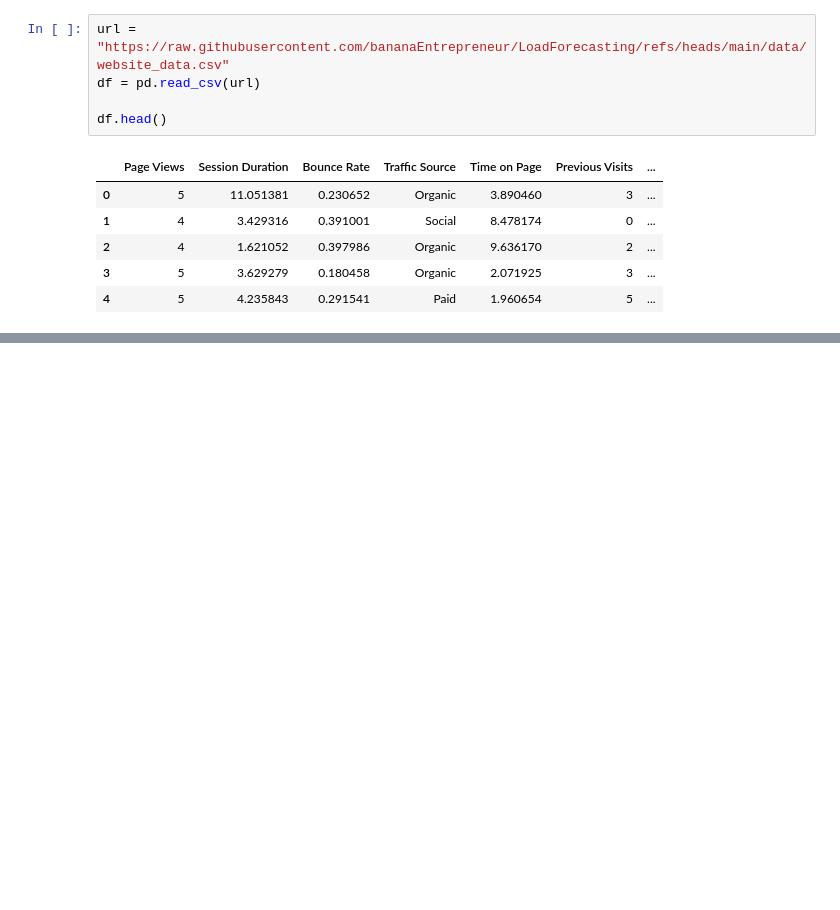
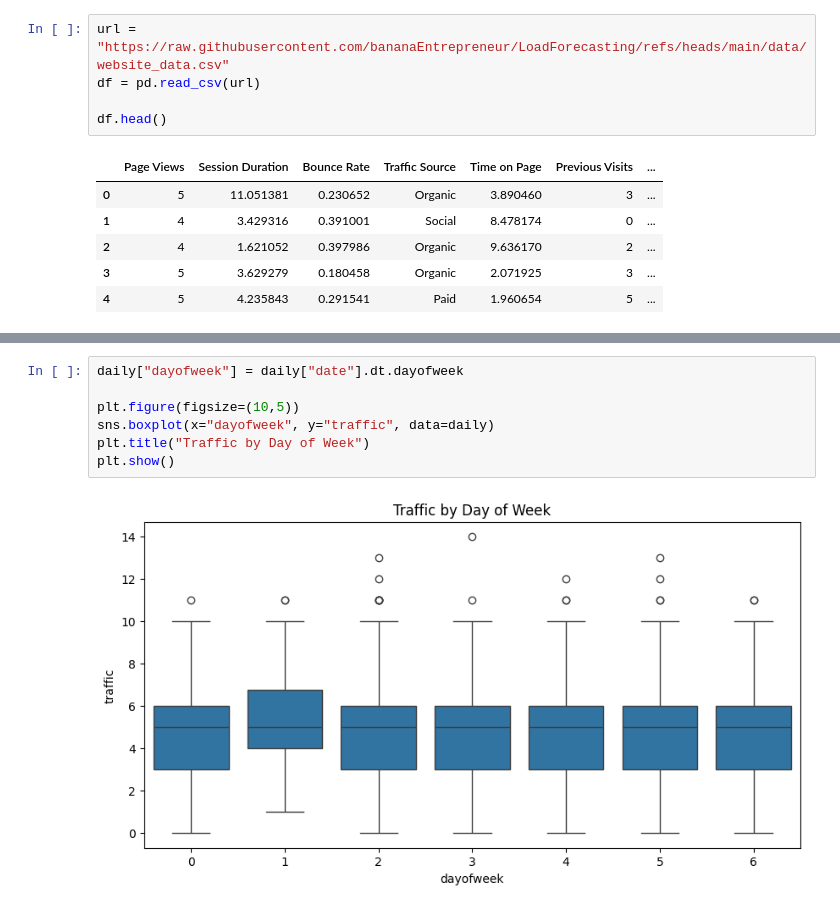
Before and after one commit to bananaEntrepreneur/LoadForecasting, a Jupyter notebook: research.ipynb, the cells around one changed output, grey strips where cells are left out. Saved outputs shown, nothing was run; the diff lists cells and outputs as text; blank space fills up the shorter version.

```diff
--- a/research.ipynb
+++ b/research.ipynb
@@ -16,0 +37,9 @@ df.head()
+# %%
+daily["dayofweek"] = daily["date"].dt.dayofweek
+
+plt.figure(figsize=(10,5))
+sns.boxplot(x="dayofweek", y="traffic", data=daily)
+plt.title("Traffic by Day of Week")
+plt.show()
+# %% [output]
+[figure, added]
```
Also changed, not shown: parts of 9 cells of this notebook.
